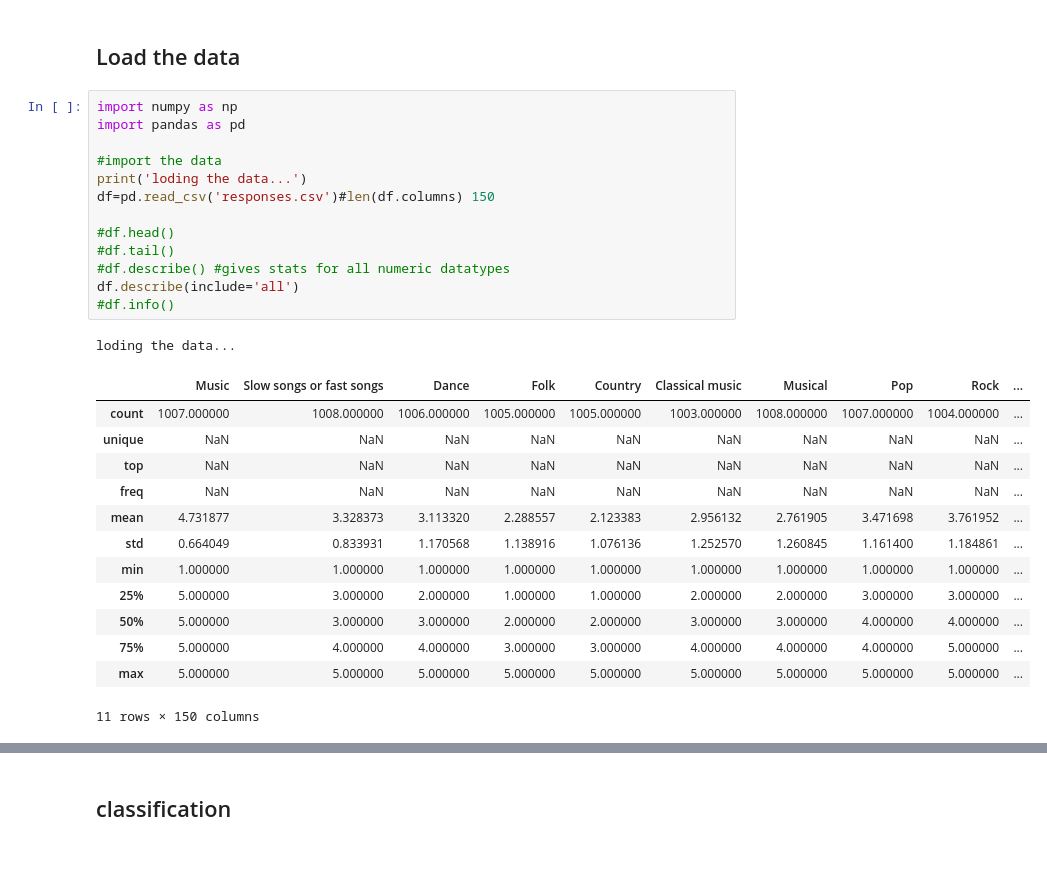
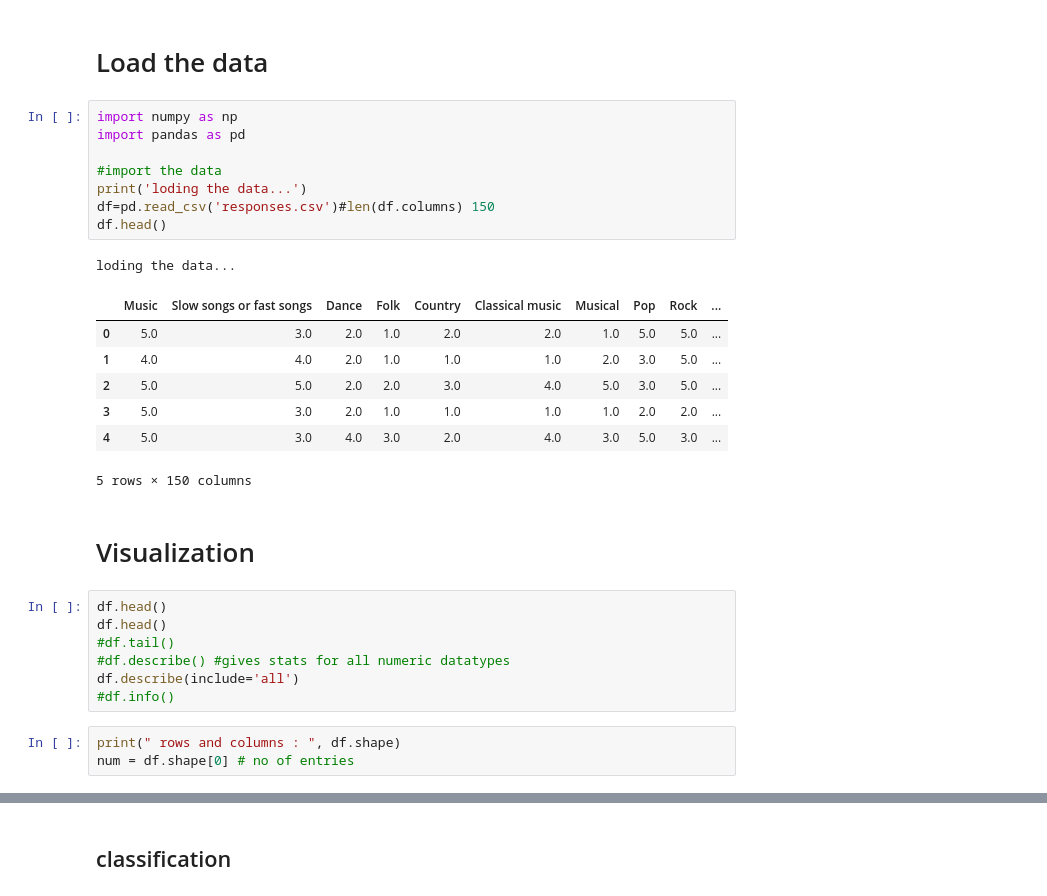
Before and after one commit to niharikadharmapuri/Young_People_Survey, a Jupyter notebook: Young_People_Survey.ipynb, the cells around one changed output, grey strips where cells are left out. Drawn from its saved outputs; the diff is of its cells as text; blank space fills up the shorter version.

```diff
--- a/Young_People_Survey.ipynb
+++ b/Young_People_Survey.ipynb
@@ -1,30 +1,31 @@
 # %% [markdown]
-## Load the data
+# Load the data
 # %%
 import numpy as np
 import pandas as pd
 
 #import the data
 print('loding the data...')
 df=pd.read_csv('responses.csv')#len(df.columns) 150
-
-#df.head()
-#df.tail()
-#df.describe() #gives stats for all numeric datatypes
-df.describe(include='all')
-#df.info()
+df.head()
 # %% [output]
 loding the data...
 |  | Music | Slow songs or fast songs | Dance | Folk | Country | Classical music | Musical | Pop | Rock | ... |
-| count | 1007.000000 | 1008.000000 | 1006.000000 | 1005.000000 | 1005.000000 | 1003.000000 | 1008.000000 | 1007.000000 | 1004.000000 | ... |
-| unique | NaN | NaN | NaN | NaN | NaN | NaN | NaN | NaN | NaN | ... |
-| top | NaN | NaN | NaN | NaN | NaN | NaN | NaN | NaN | NaN | ... |
-| freq | NaN | NaN | NaN | NaN | NaN | NaN | NaN | NaN | NaN | ... |
-| mean | 4.731877 | 3.328373 | 3.113320 | 2.288557 | 2.123383 | 2.956132 | 2.761905 | 3.471698 | 3.761952 | ... |
-| std | 0.664049 | 0.833931 | 1.170568 | 1.138916 | 1.076136 | 1.252570 | 1.260845 | 1.161400 | 1.184861 | ... |
-| min | 1.000000 | 1.000000 | 1.000000 | 1.000000 | 1.000000 | 1.000000 | 1.000000 | 1.000000 | 1.000000 | ... |
-| 25% | 5.000000 | 3.000000 | 2.000000 | 1.000000 | 1.000000 | 2.000000 | 2.000000 | 3.000000 | 3.000000 | ... |
-| 50% | 5.000000 | 3.000000 | 3.000000 | 2.000000 | 2.000000 | 3.000000 | 3.000000 | 4.000000 | 4.000000 | ... |
-| 75% | 5.000000 | 4.000000 | 4.000000 | 3.000000 | 3.000000 | 4.000000 | 4.000000 | 4.000000 | 5.000000 | ... |
-| max | 5.000000 | 5.000000 | 5.000000 | 5.000000 | 5.000000 | 5.000000 | 5.000000 | 5.000000 | 5.000000 | ... |
+| 0 | 5.0 | 3.0 | 2.0 | 1.0 | 2.0 | 2.0 | 1.0 | 5.0 | 5.0 | ... |
+| 1 | 4.0 | 4.0 | 2.0 | 1.0 | 1.0 | 1.0 | 2.0 | 3.0 | 5.0 | ... |
+| 2 | 5.0 | 5.0 | 2.0 | 2.0 | 3.0 | 4.0 | 5.0 | 3.0 | 5.0 | ... |
+| 3 | 5.0 | 3.0 | 2.0 | 1.0 | 1.0 | 1.0 | 1.0 | 2.0 | 2.0 | ... |
+| 4 | 5.0 | 3.0 | 4.0 | 3.0 | 2.0 | 4.0 | 3.0 | 5.0 | 3.0 | ... |
-11 rows × 150 columns
+5 rows × 150 columns
+# %% [markdown]
+# Visualization
+# %%
+df.head()
+df.head()
+#df.tail()
+#df.describe() #gives stats for all numeric datatypes
+df.describe(include='all')
+#df.info()
+# %%
+print(" rows and columns : ", df.shape)
+num = df.shape[0] # no of entries
```
Also changed, not shown: parts of 17 cells of this notebook.
